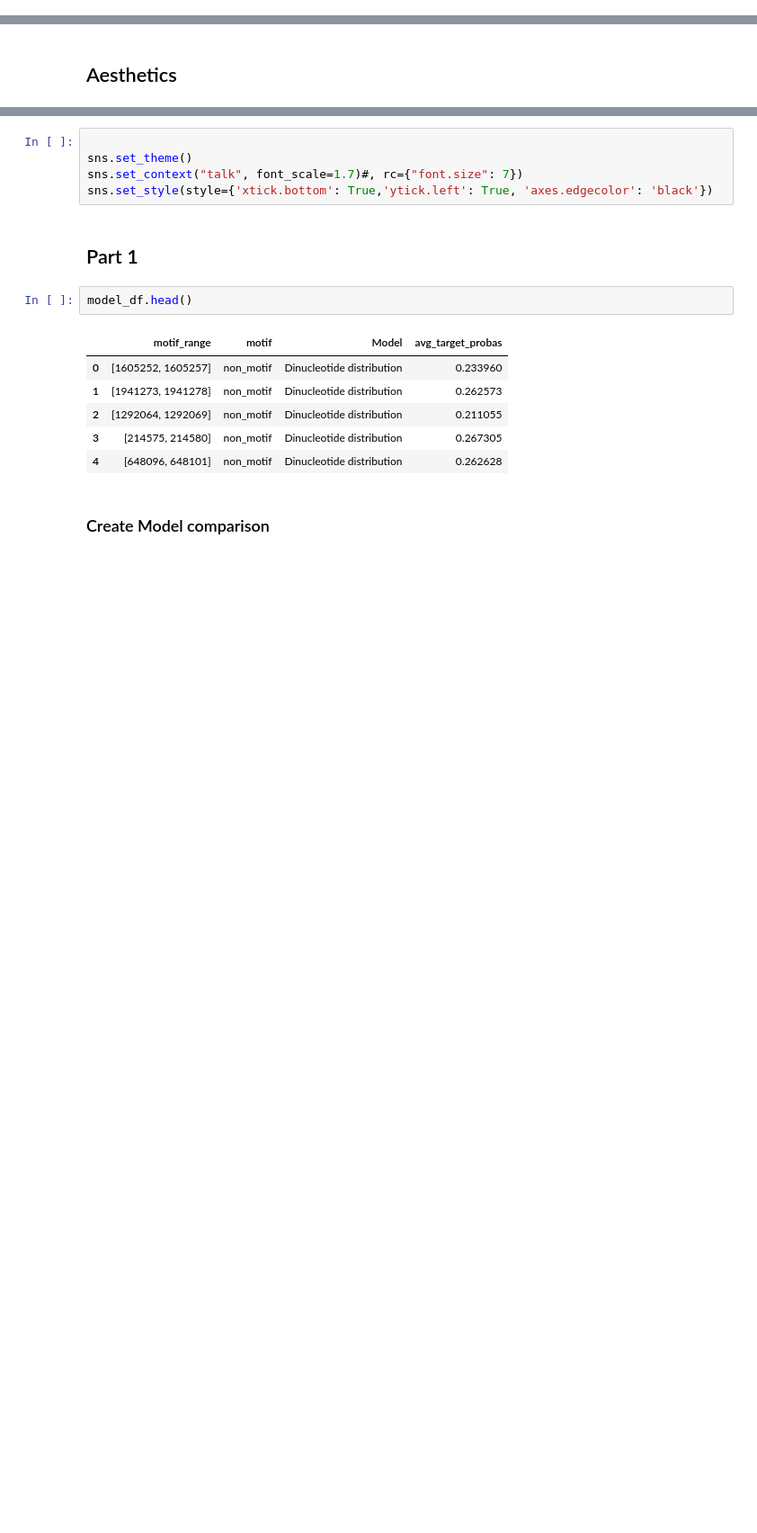
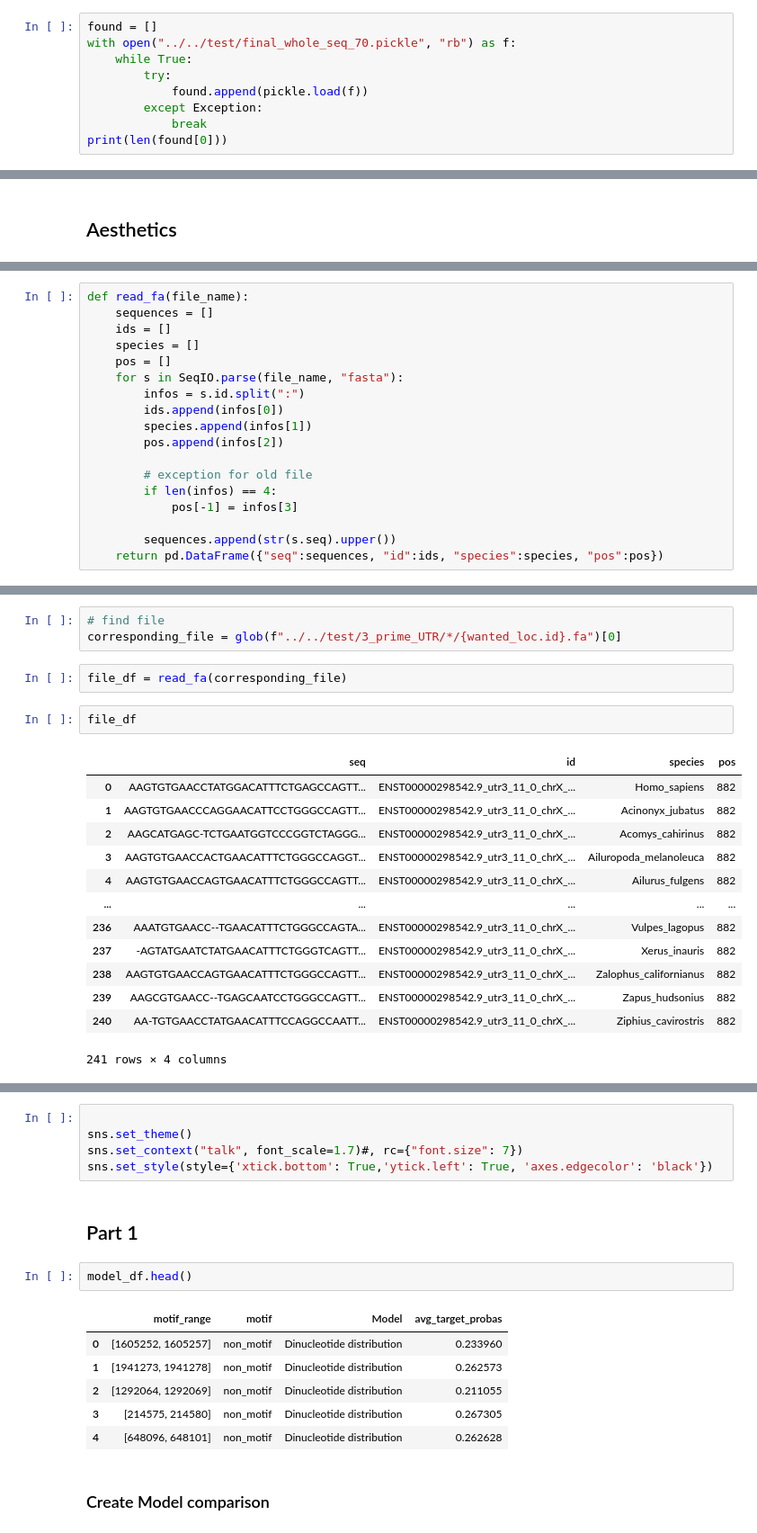
Before and after one commit to AnasShahzad1996/SpeciesAwareDNA-MLM, a Jupyter notebook: notebooks/plotting_final.ipynb, the cells around one changed output, grey strips where cells are left out. Shown at 90% size. Saved outputs shown, nothing was run; the diff lists cells and outputs as text; blank space fills up the shorter version.

```diff
--- a/notebooks/plotting_final.ipynb
+++ b/notebooks/plotting_final.ipynb
@@ -28,0 +38,9 @@ To: /home/lukas/Projects/ML4RG-2023-project/notebooks/dataframes/part2_full_df_7
+# %%
+found = []
+with open("../../test/final_whole_seq_70.pickle", "rb") as f:
+    while True:
+        try:
+            found.append(pickle.load(f))
+        except Exception:
+            break
+print(len(found[0]))
@@ -33,0 +150,18 @@ conservation_df = pd.read_parquet("dataframes/part2_full_df_70.parquet")
+# %%
+def read_fa(file_name):
+    sequences = []
+    ids = []
+    species = []
+    pos = []
+    for s in SeqIO.parse(file_name, "fasta"):
+        infos = s.id.split(":")
+        ids.append(infos[0])
+        species.append(infos[1])
+        pos.append(infos[2])
+
+        # exception for old file
+        if len(infos) == 4:
+            pos[-1] = infos[3]
+
+        sequences.append(str(s.seq).upper())
+    return pd.DataFrame({"seq":sequences, "id":ids, "species":species, "pos":pos})
@@ -33,0 +177,21 @@ conservation_df = pd.read_parquet("dataframes/part2_full_df_70.parquet")
+# %%
+# find file
+corresponding_file = glob(f"../../test/3_prime_UTR/*/{wanted_loc.id}.fa")[0]
+# %%
+file_df = read_fa(corresponding_file)
+# %%
+file_df
+# %% [output]
+|  | seq | id | species | pos |
+| 0 | AAGTGTGAACCTATGGACATTTCTGAGCCAGTT... | ENST00000298542.9_utr3_11_0_chrX_... | Homo_sapiens | 882 |
+| 1 | AAGTGTGAACCCAGGAACATTCCTGGGCCAGTT... | ENST00000298542.9_utr3_11_0_chrX_... | Acinonyx_jubatus | 882 |
+| 2 | AAGCATGAGC-TCTGAATGGTCCCGGTCTAGGG... | ENST00000298542.9_utr3_11_0_chrX_... | Acomys_cahirinus | 882 |
+| 3 | AAGTGTGAACCACTGAACATTTCTGGGCCAGGT... | ENST00000298542.9_utr3_11_0_chrX_... | Ailuropoda_melanoleuca | 882 |
+| 4 | AAGTGTGAACCAGTGAACATTTCTGGGCCAGTT... | ENST00000298542.9_utr3_11_0_chrX_... | Ailurus_fulgens | 882 |
+| ... | ... | ... | ... | ... |
+| 236 | AAATGTGAACC--TGAACATTTCTGGGCCAGTA... | ENST00000298542.9_utr3_11_0_chrX_... | Vulpes_lagopus | 882 |
+| 237 | -AGTATGAATCTATGAACATTTCTGGGTCAGTT... | ENST00000298542.9_utr3_11_0_chrX_... | Xerus_inauris | 882 |
+| 238 | AAGTGTGAACCAGTGAACATTTCTGGGCCAGTT... | ENST00000298542.9_utr3_11_0_chrX_... | Zalophus_californianus | 882 |
+| 239 | AAGCGTGAACC--TGAGCAATCCTGGGCCAGTT... | ENST00000298542.9_utr3_11_0_chrX_... | Zapus_hudsonius | 882 |
+| 240 | AA-TGTGAACCTATGAACATTTCCAGGCCAATT... | ENST00000298542.9_utr3_11_0_chrX_... | Ziphius_cavirostris | 882 |
+241 rows × 4 columns
```
Also changed, not shown: parts of 17 cells of this notebook, 3 other files.
